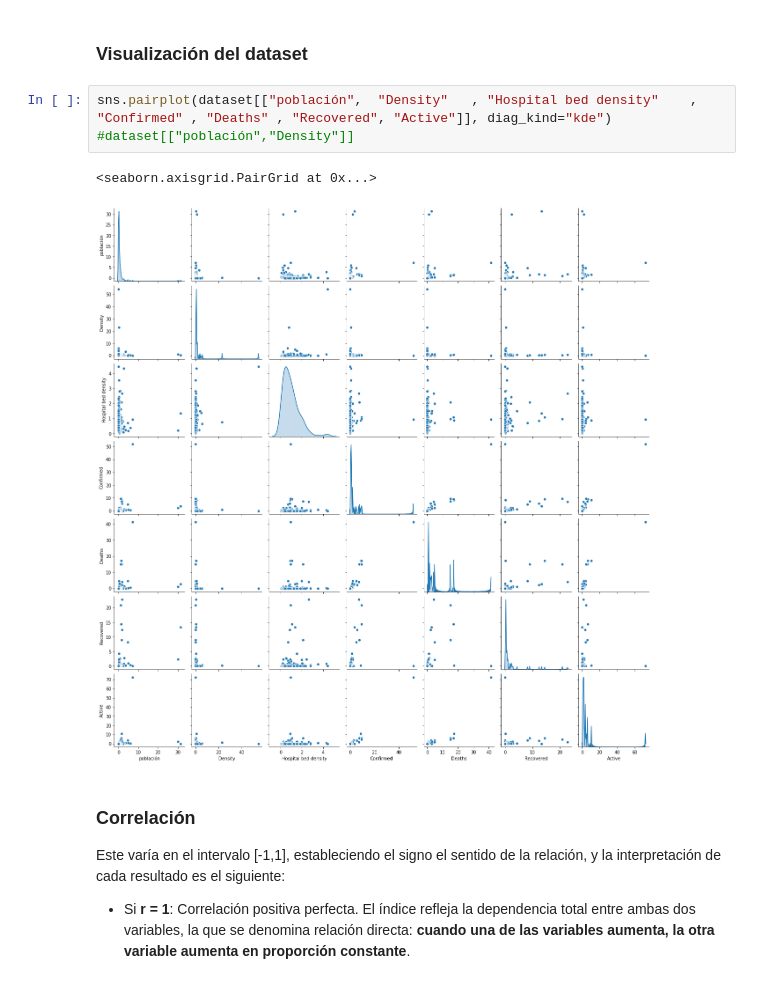
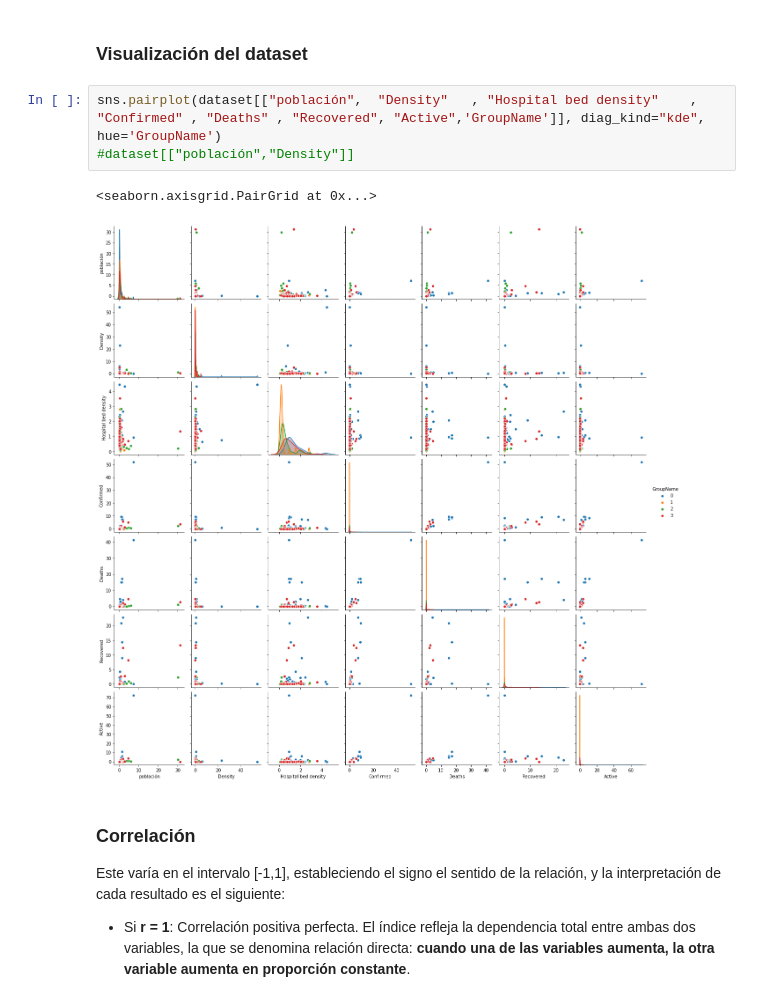
Before and after one commit to DiegoCanales/IIE575-AI-T1, a Jupyter notebook: tarea_AI_1.ipynb, the cells around one changed output. Drawn from its saved outputs; the diff is of its cells as text.

```diff
--- a/tarea_AI_1.ipynb
+++ b/tarea_AI_1.ipynb
@@ -465,11 +467,11 @@ dataset.describe()
 # %% [markdown]
 ### Visualización del dataset
 # %%
-sns.pairplot(dataset[["población", 	"Density" 	, "Hospital bed density" 	, "Confirmed"	, "Deaths" , "Recovered", "Active"]], diag_kind="kde")
+sns.pairplot(dataset[["población", 	"Density" 	, "Hospital bed density" 	, "Confirmed"	, "Deaths" , "Recovered", "Active",'GroupName']], diag_kind="kde", hue='GroupName')
 #dataset[["población","Density"]]
 # %% [output]
 <seaborn.axisgrid.PairGrid at 0x...>
-[figure, old version]
+[figure, new version]
 # %% [markdown]
 ### Correlación
 
```
Also changed, not shown: parts of 22 cells of this notebook.
